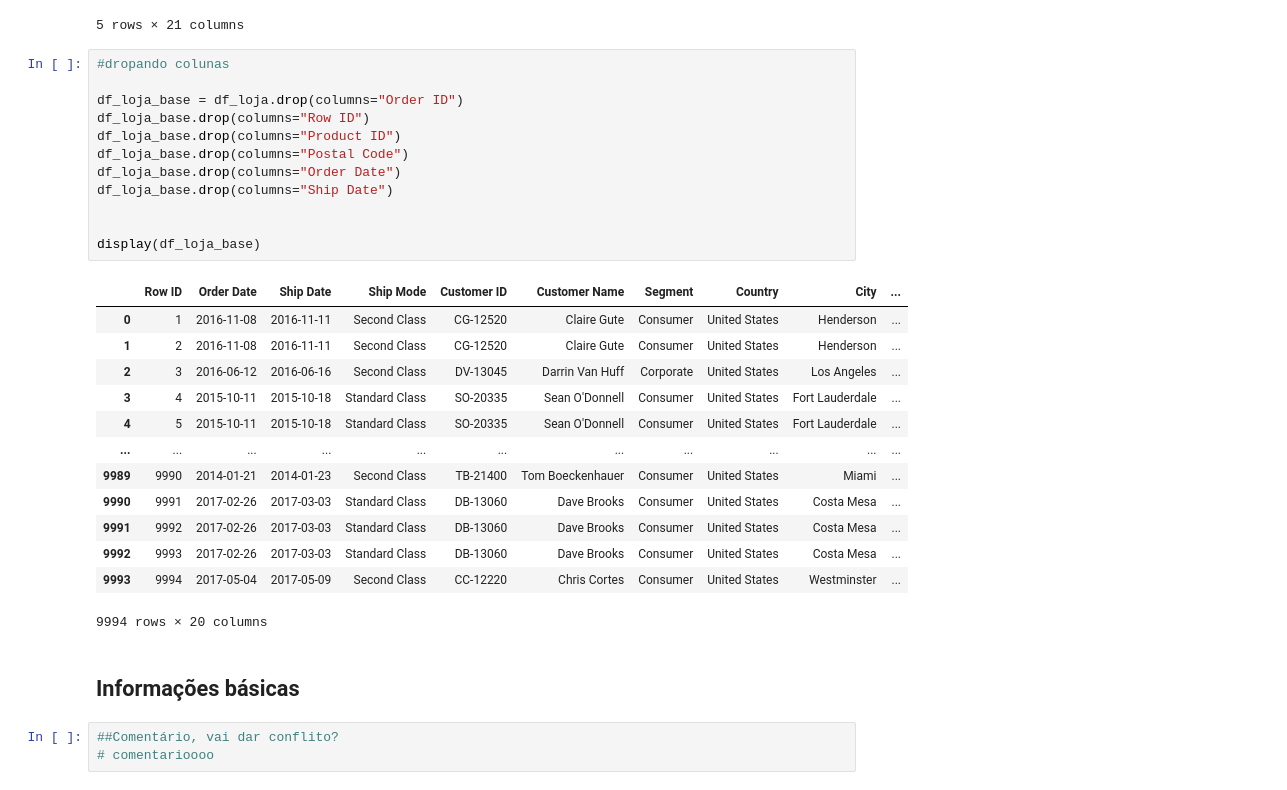
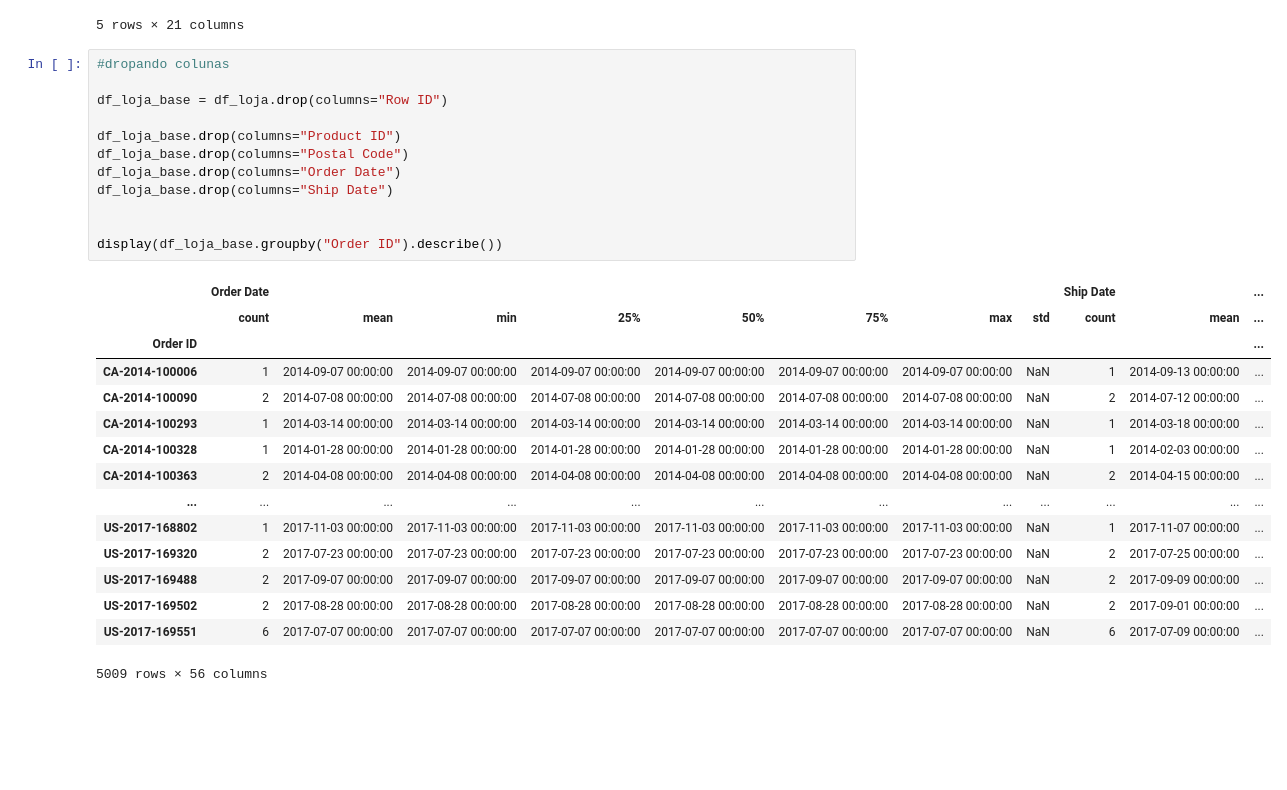
Before and after one commit to RaphaCosil/Tarefa1Estatistica, a Jupyter notebook: analysis.ipynb, the cells around one changed output. Cells and saved outputs as stored; diff of their text form; blank space fills up the shorter version.

```diff
--- a/analysis.ipynb
+++ b/analysis.ipynb
@@ -40,31 +40,28 @@ display(df_loja.tail())
 # %%
 #dropando colunas
 
-df_loja_base = df_loja.drop(columns="Order ID")
-df_loja_base.drop(columns="Row ID")
+df_loja_base = df_loja.drop(columns="Row ID")
+
 df_loja_base.drop(columns="Product ID")
 df_loja_base.drop(columns="Postal Code")
 df_loja_base.drop(columns="Order Date")
 df_loja_base.drop(columns="Ship Date")
 
 
-display(df_loja_base)
+display(df_loja_base.groupby("Order ID").describe())
 # %% [output]
-|  | Row ID | Order Date | Ship Date | Ship Mode | Customer ID | Customer Name | Segment | Country | City | ... |
-| 0 | 1 | 2016-11-08 | 2016-11-11 | Second Class | CG-12520 | Claire Gute | Consumer | United States | Henderson | ... |
-| 1 | 2 | 2016-11-08 | 2016-11-11 | Second Class | CG-12520 | Claire Gute | Consumer | United States | Henderson | ... |
-| 2 | 3 | 2016-06-12 | 2016-06-16 | Second Class | DV-13045 | Darrin Van Huff | Corporate | United States | Los Angeles | ... |
-| 3 | 4 | 2015-10-11 | 2015-10-18 | Standard Class | SO-20335 | Sean O'Donnell | Consumer | United States | Fort Lauderdale | ... |
-| 4 | 5 | 2015-10-11 | 2015-10-18 | Standard Class | SO-20335 | Sean O'Donnell | Consumer | United States | Fort Lauderdale | ... |
-| ... | ... | ... | ... | ... | ... | ... | ... | ... | ... | ... |
-| 9989 | 9990 | 2014-01-21 | 2014-01-23 | Second Class | TB-21400 | Tom Boeckenhauer | Consumer | United States | Miami | ... |
-| 9990 | 9991 | 2017-02-26 | 2017-03-03 | Standard Class | DB-13060 | Dave Brooks | Consumer | United States | Costa Mesa | ... |
-| 9991 | 9992 | 2017-02-26 | 2017-03-03 | Standard Class | DB-13060 | Dave Brooks | Consumer | United States | Costa Mesa | ... |
-| 9992 | 9993 | 2017-02-26 | 2017-03-03 | Standard Class | DB-13060 | Dave Brooks | Consumer | United States | Costa Mesa | ... |
-| 9993 | 9994 | 2017-05-04 | 2017-05-09 | Second Class | CC-12220 | Chris Cortes | Consumer | United States | Westminster | ... |
+|  | Order Date |  |  |  |  |  |  |  | Ship Date |  | ... |
+|  | count | mean | min | 25% | 50% | 75% | max | std | count | mean | ... |
+| Order ID |  |  |  |  |  |  |  |  |  |  | ... |
+| CA-2014-100006 | 1 | 2014-09-07 00:00:00 | 2014-09-07 00:00:00 | 2014-09-07 00:00:00 | 2014-09-07 00:00:00 | 2014-09-07 00:00:00 | 2014-09-07 00:00:00 | NaN | 1 | 2014-09-13 00:00:00 | ... |
+| CA-2014-100090 | 2 | 2014-07-08 00:00:00 | 2014-07-08 00:00:00 | 2014-07-08 00:00:00 | 2014-07-08 00:00:00 | 2014-07-08 00:00:00 | 2014-07-08 00:00:00 | NaN | 2 | 2014-07-12 00:00:00 | ... |
+| CA-2014-100293 | 1 | 2014-03-14 00:00:00 | 2014-03-14 00:00:00 | 2014-03-14 00:00:00 | 2014-03-14 00:00:00 | 2014-03-14 00:00:00 | 2014-03-14 00:00:00 | NaN | 1 | 2014-03-18 00:00:00 | ... |
+| CA-2014-100328 | 1 | 2014-01-28 00:00:00 | 2014-01-28 00:00:00 | 2014-01-28 00:00:00 | 2014-01-28 00:00:00 | 2014-01-28 00:00:00 | 2014-01-28 00:00:00 | NaN | 1 | 2014-02-03 00:00:00 | ... |
+| CA-2014-100363 | 2 | 2014-04-08 00:00:00 | 2014-04-08 00:00:00 | 2014-04-08 00:00:00 | 2014-04-08 00:00:00 | 2014-04-08 00:00:00 | 2014-04-08 00:00:00 | NaN | 2 | 2014-04-15 00:00:00 | ... |
+| ... | ... | ... | ... | ... | ... | ... | ... | ... | ... | ... | ... |
+| US-2017-168802 | 1 | 2017-11-03 00:00:00 | 2017-11-03 00:00:00 | 2017-11-03 00:00:00 | 2017-11-03 00:00:00 | 2017-11-03 00:00:00 | 2017-11-03 00:00:00 | NaN | 1 | 2017-11-07 00:00:00 | ... |
+| US-2017-169320 | 2 | 2017-07-23 00:00:00 | 2017-07-23 00:00:00 | 2017-07-23 00:00:00 | 2017-07-23 00:00:00 | 2017-07-23 00:00:00 | 2017-07-23 00:00:00 | NaN | 2 | 2017-07-25 00:00:00 | ... |
+| US-2017-169488 | 2 | 2017-09-07 00:00:00 | 2017-09-07 00:00:00 | 2017-09-07 00:00:00 | 2017-09-07 00:00:00 | 2017-09-07 00:00:00 | 2017-09-07 00:00:00 | NaN | 2 | 2017-09-09 00:00:00 | ... |
+| US-2017-169502 | 2 | 2017-08-28 00:00:00 | 2017-08-28 00:00:00 | 2017-08-28 00:00:00 | 2017-08-28 00:00:00 | 2017-08-28 00:00:00 | 2017-08-28 00:00:00 | NaN | 2 | 2017-09-01 00:00:00 | ... |
+| US-2017-169551 | 6 | 2017-07-07 00:00:00 | 2017-07-07 00:00:00 | 2017-07-07 00:00:00 | 2017-07-07 00:00:00 | 2017-07-07 00:00:00 | 2017-07-07 00:00:00 | NaN | 6 | 2017-07-09 00:00:00 | ... |
-9994 rows × 20 columns
+5009 rows × 56 columns
-# %% [markdown]
-## Informações básicas
-# %%
-##Comentário, vai dar conflito?
-# comentarioooo
```
Also changed, not shown: parts of 3 cells of this notebook.
